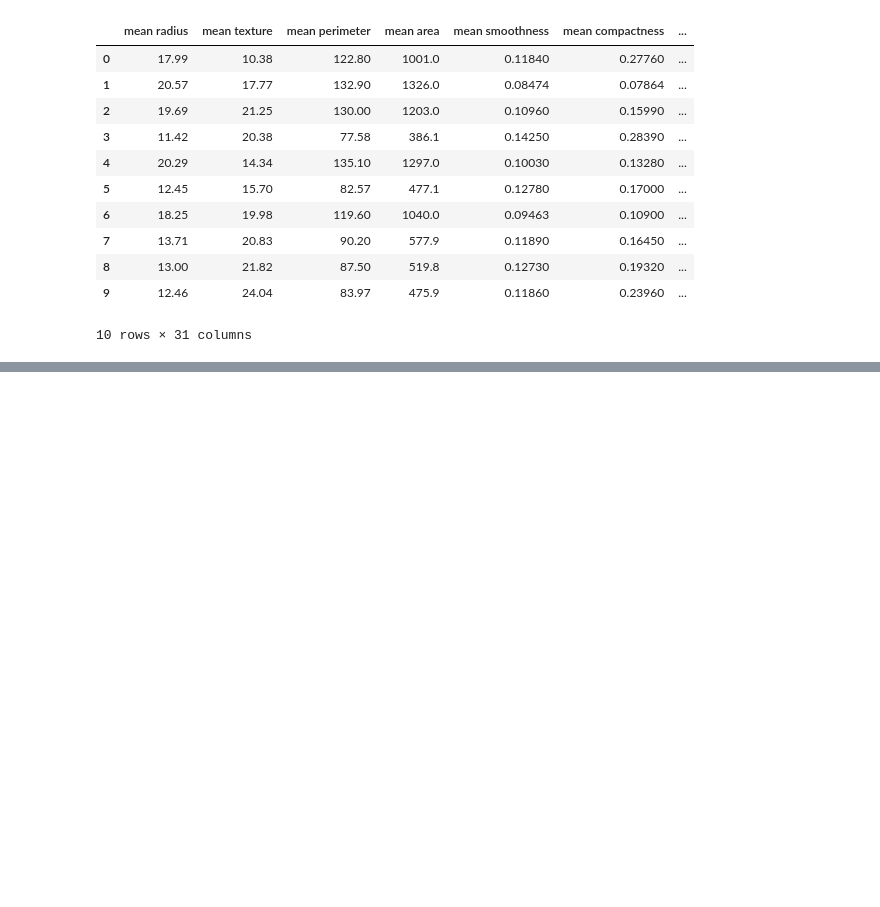
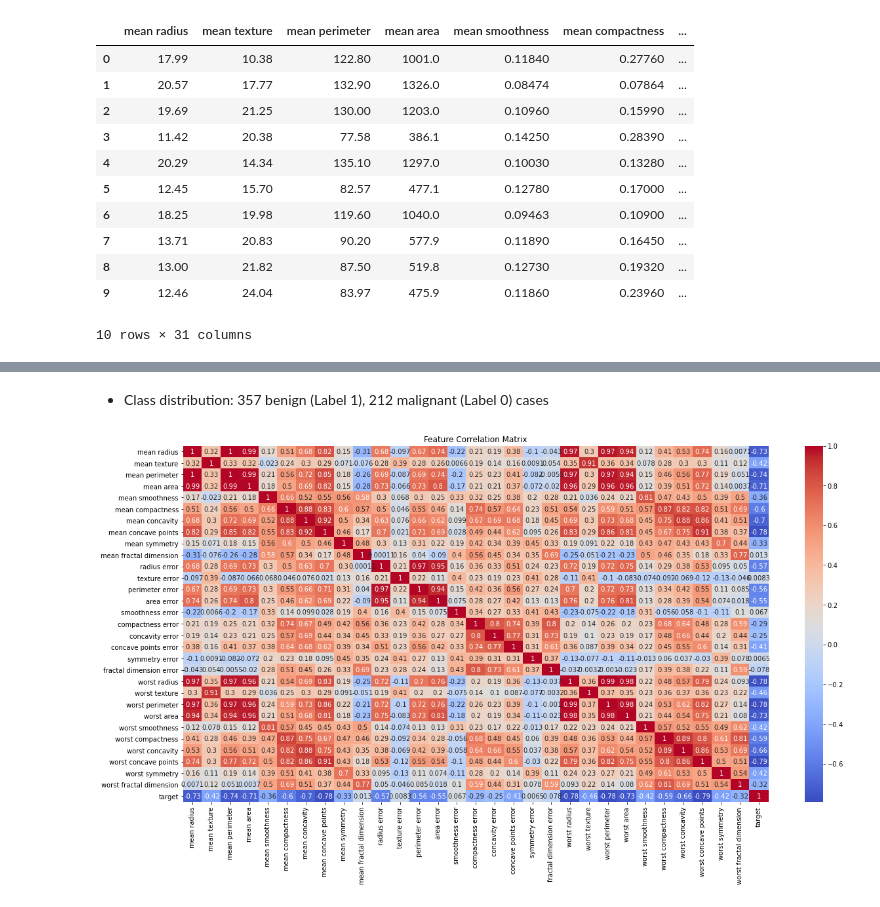
Before and after one commit to kashifliaqat/Data_Science_and_Machine-Learning, a Jupyter notebook: Supervised_Learning/Perceptron/Perceptron.ipynb, the cells around one changed output, grey strips where cells are left out. Drawn from its saved outputs; the diff is of its cells as text; code cells hidden in the pictures; blank space fills up the shorter version.

```diff
--- a/Supervised_Learning/Perceptron/Perceptron.ipynb
+++ b/Supervised_Learning/Perceptron/Perceptron.ipynb
@@ -77,0 +73,10 @@ memory usage: 135.7 KB
+# %% [markdown]
+- Class distribution: 357 benign (Label 1), 212 malignant (Label 0) cases
+# %%
+
+plt.figure(figsize=(20,10))
+sns.heatmap(df.corr(), annot=True, cmap="coolwarm")
+plt.title("Feature Correlation Matrix")
+plt.show()
+# %% [output]
+[figure, added]
```
Also changed, not shown: parts of 12 cells of this notebook, 1 other file.
